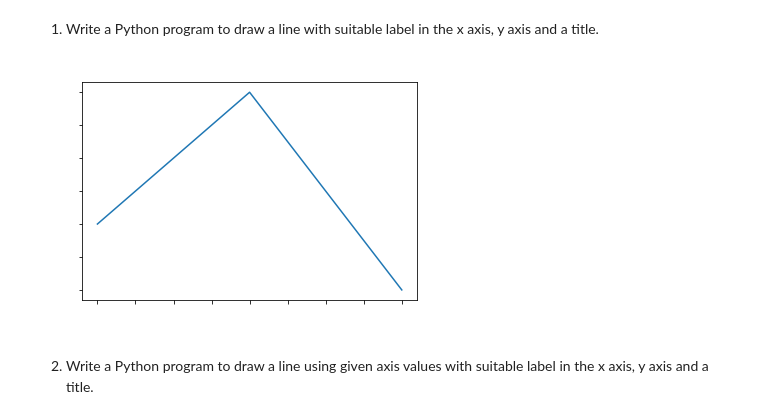
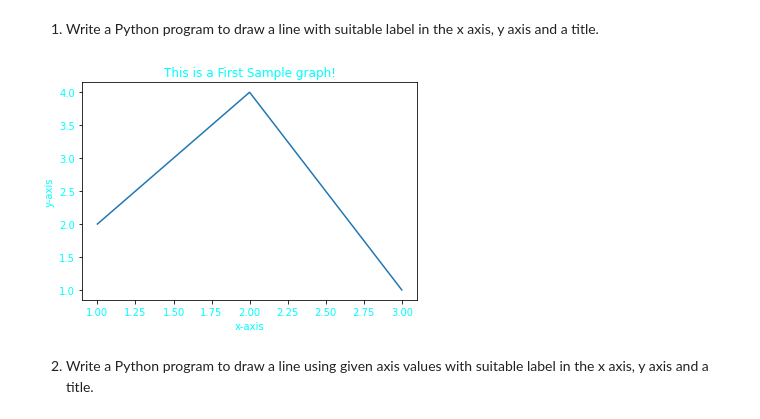
Before and after one commit to shaikhfarzana/Python-Libraries, a Jupyter notebook: Mathplotlib_Problems/Matplotlib_Problems.ipynb, the cells around one changed output. Cells and saved outputs as stored; diff of their text form; code cells hidden in the pictures.

```diff
--- a/Mathplotlib_Problems/Matplotlib_Problems.ipynb
+++ b/Mathplotlib_Problems/Matplotlib_Problems.ipynb
@@ -11,39 +11,39 @@
 # %%
 import matplotlib.pyplot as plt
 
 def to_plot_graph():
     """
        Description:
           Function is used to draw a line with suitable label in the x axis, y axis and a title.
        Parameter:
           No parameter required.
        Return:
           Returns nothing.
     """
     # x axis values
     x_points = [1,2,3]
     # y axis values
     y_points = [2,4,1]
     # Plot lines and/or markers to the Axes.
     plt.plot(x_points, y_points)
-    plt.xticks( color = 'white')
-    plt.yticks( color = 'white')
+    plt.xticks( color = 'cyan')
+    plt.yticks( color = 'cyan')
 
 
     # Set the x axis label of the current axis.
-    plt.xlabel('x-axis', color= 'white')
+    plt.xlabel('x-axis', color= 'cyan')
     # Set the y axis label of the current axis.
-    plt.ylabel('y-axis', color = 'white')
+    plt.ylabel('y-axis', color = 'cyan')
     # Set a title
-    plt.title('This is a First Sample graph!', color='white')
+    plt.title('This is a First Sample graph!', color='cyan')
     # Display a figure.
     plt.show()
 
 
 if __name__ == "__main__":
     to_plot_graph()
 # %% [output]
-[figure, old version]
+[figure, new version]
 # %% [markdown]
 2. Write a Python program to draw a line using given axis values with suitable label in the x axis, y axis and a title.
 # %%
```
Also changed, not shown: parts of 14 cells of this notebook.
